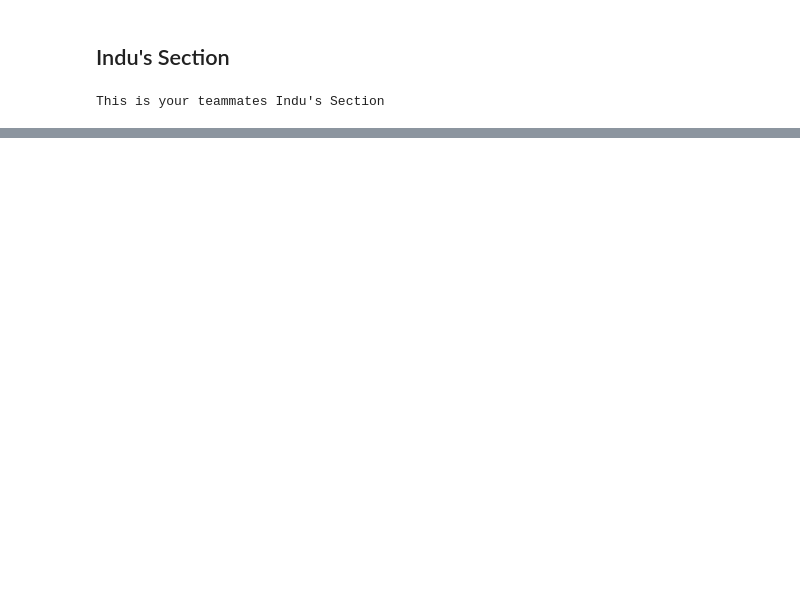
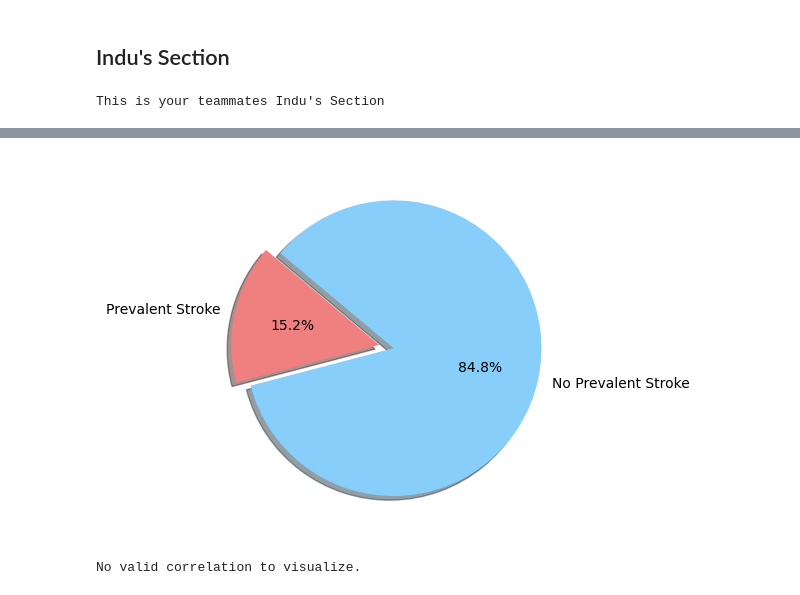
Before and after one commit to myhre062/heart-disease-analysis, a Jupyter notebook: heart-disease-data-analysis.ipynb, the cells around one changed output, grey strips where cells are left out. Drawn from its saved outputs; the diff is of its cells as text; code cells hidden in the pictures; blank space fills up the shorter version.

```diff
--- a/heart-disease-data-analysis.ipynb
+++ b/heart-disease-data-analysis.ipynb
@@ -217,0 +276,36 @@ This is your teammates Tianyue's Section
+# %%
+labels = ["Prevalent Stroke", "No Prevalent Stroke"]
+TenYearCHD_df = heart_analysis_df[heart_analysis_df["TenYearCHD"]==1]
+no_TenYearCHD_df = heart_analysis_df[heart_analysis_df["TenYearCHD"]==0]
+
+sizes = [len(TenYearCHD_df), len(no_TenYearCHD_df)]  # Use the lengths of the dataframes instead of the "prevalentStroke" column
+
+colors = ["lightcoral", "lightskyblue"]
+explode = (0.1, 0)
+plt.pie(sizes, explode=explode, labels=labels, colors=colors,
+        autopct="%1.1f%%", shadow=True, startangle=140)
+plt.show()
+# %% [output]
+[figure, added]
+# %%
+# Combined analysis: Relation between Prevalent Stroke to Heart Disease:
+import seaborn as sns
+# ------------
+Summary_Stroke_df = heart_analysis_df[["prevalentStroke"]]
+Summary_Heart_Disease_df = heart_analysis_df[["TenYearCHD"]]
+
+# Drop rows with NaN values
+Summary_Stroke_df = Summary_Stroke_df.dropna()
+Summary_Heart_Disease_df = Summary_Heart_Disease_df.dropna()
+
+correlation_matrix = Summary_Stroke_df.corrwith(Summary_Heart_Disease_df)
+# correlation_matrix = correlation_matrix.squeeze()
+
+if correlation_matrix.isnull().all():
+    print("No valid correlation to visualize.")
+else:
+    sns.heatmap(correlation_matrix.to_frame(), annot=True, cmap='coolwarm', vmin=-1, vmax=1)
+    plt.title('Correlation Heatmap')
+    plt.show()
+# %% [output]
+No valid correlation to visualize.
```
Also changed, not shown: parts of 16 cells of this notebook.
